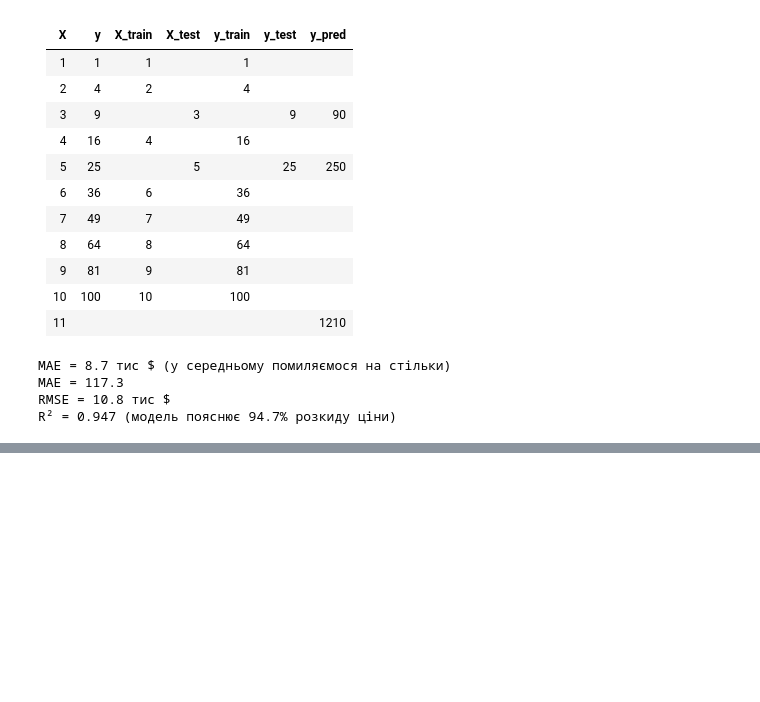
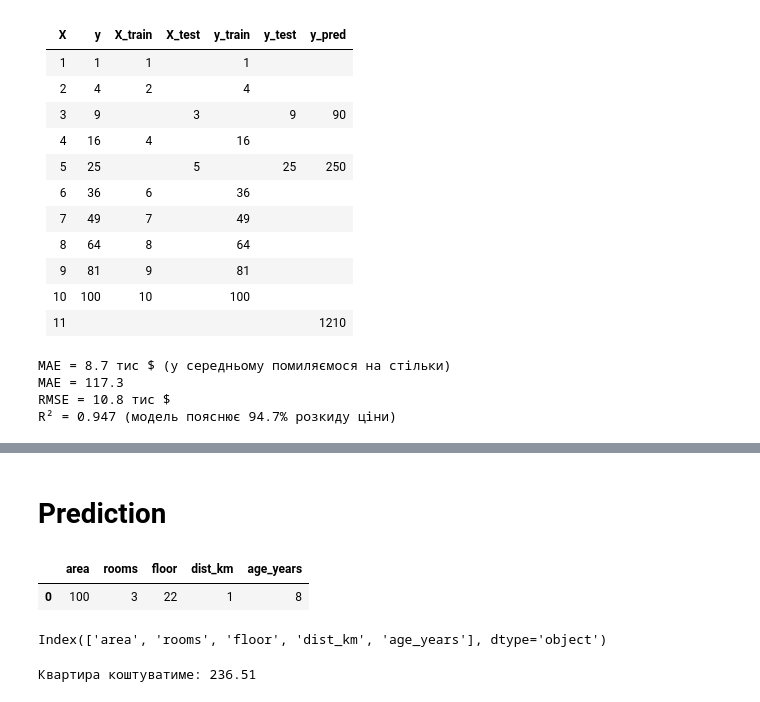
Before and after one commit to AllaYermilko/DTA-2026, a Jupyter notebook: ML/LinearRegression_DTA.ipynb, the cells around one changed output, grey strips where cells are left out. Drawn from its saved outputs; the diff is of its cells as text; code cells hidden in the pictures; blank space fills up the shorter version.

```diff
--- a/ML/LinearRegression_DTA.ipynb
+++ b/ML/LinearRegression_DTA.ipynb
@@ -186,0 +259,32 @@ coefs
+# %% [markdown]
+# Prediction
+# %%
+# Перевіряємо модель на абсолютно новій, вигаданій квартирі
+new_flat = pd.DataFrame([{
+    'area': 100,
+    'rooms': 3,
+    'floor': 22,
+    'dist_km': 1,
+    'age_years': 8
+
+}])
+# ВАЖЛИВО: стовпці й порядок мають збігатися з тими,
+# на яких навчалась модель (area, rooms, floor, dist_km, age_years)
+new_flat
+# %% [output]
+|  | area | rooms | floor | dist_km | age_years |
+| 0 | 100 | 3 | 22 | 1 | 8 |
+# %%
+X.columns
+# %% [output]
+Index(['area', 'rooms', 'floor', 'dist_km', 'age_years'], dtype='object')
+# %%
+#print(f"Uncertainly % of churn: {model_forest.predict_proba(new_n)[0, 1]:.2%}")
+#print(f"Рішення: {"ПІДЕ" if model_forest.predict(new_client)[0] == 1 else "ЗАЛИШИТЬСЯ"}")
+#print(f"Рішення: {"LEAVE" if model.predict(new_n)[0] else "STAY"}")
+
+
+print(f'Квартира коштуватиме: {model.predict(new_flat)[0]:.2f}')  # predict() завжди повертає масив (навіть для одного об'єкта),
+                                                                   # тому беремо елемент [0]
+# %% [output]
+Квартира коштуватиме: 236.51
```
Also changed, not shown: parts of 8 cells of this notebook.
